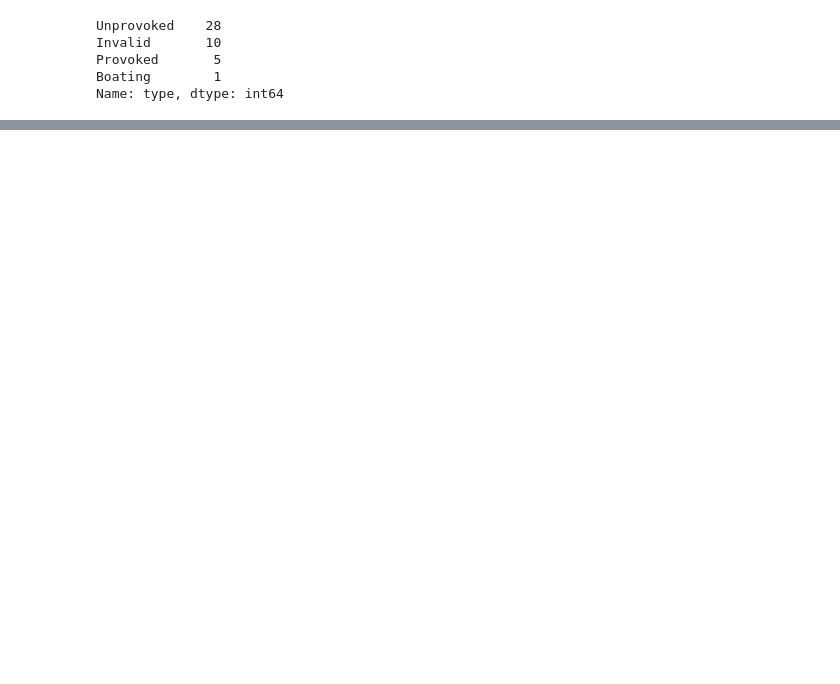
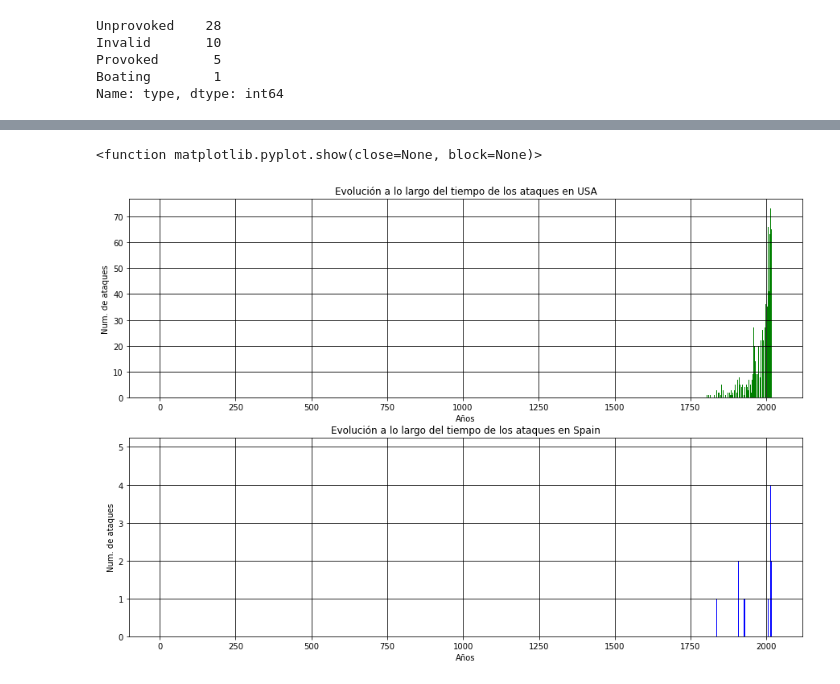
Before and after one commit to Adalab/DA-promo-b-mod-2-sprint-1-Maria-Lucia, a Jupyter notebook: pair-1-visualizaciónII.ipynb, the cells around one changed output, grey strips where cells are left out. Drawn from its saved outputs; the diff is of its cells as text; code cells hidden in the pictures; blank space fills up the shorter version.

```diff
--- a/pair-1-visualizaciónII.ipynb
+++ b/pair-1-visualizaciónII.ipynb
@@ -77,0 +84,3 @@ Name: type, dtype: int64
+# %%
+type3 = ataques_usa["year"].value_counts()
+type3
@@ -77,0 +100,3 @@ Name: type, dtype: int64
+# %%
+type4 = ataques_spain["year"].value_counts()
+type4
@@ -77,0 +121,26 @@ Name: type, dtype: int64
+# %%
+fig, ax= plt.subplots(2,1, figsize = (15,10))
+
+x3 = type3.index
+y3 = type3.values
+x4 = type4.index
+y4 = type4.values
+
+ax[0].bar(x3,y3, color = "g")
+ax[0].set_title("Evolución a lo largo del tiempo de los ataques en USA") #el título de la gráfica
+ax[0].set_xlabel("Años") # etiqueta del eje x
+ax[0].set_ylabel("Num. de ataques") # etiqueta del eje y
+ax[0].grid(color = "black")
+
+ax[1].bar(x4,y4, color = "b")
+ax[1].set_title("Evolución a lo largo del tiempo de los ataques en Spain") #el título de la gráfica
+ax[1].set_xlabel("Años") # etiqueta del eje x
+ax[1].set_ylabel("Num. de ataques") # etiqueta del eje y
+ax[1].grid(color = "black")
+
+plt.savefig('./visualizacion_2/imagen01b.png')
+
+plt.show
+# %% [output]
+<function matplotlib.pyplot.show(close=None, block=None)>
+[figure, added]
```
Also changed, not shown: parts of 9 cells of this notebook, 9 other files.
